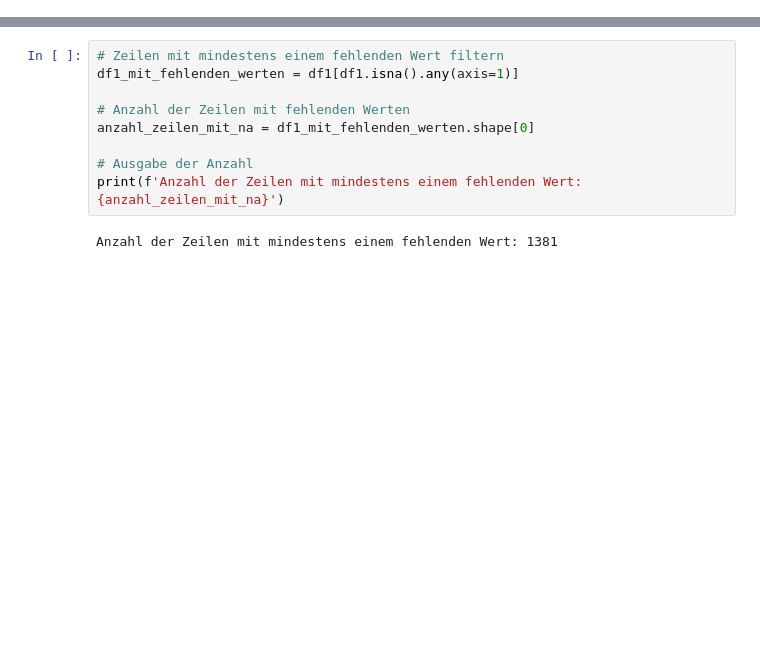
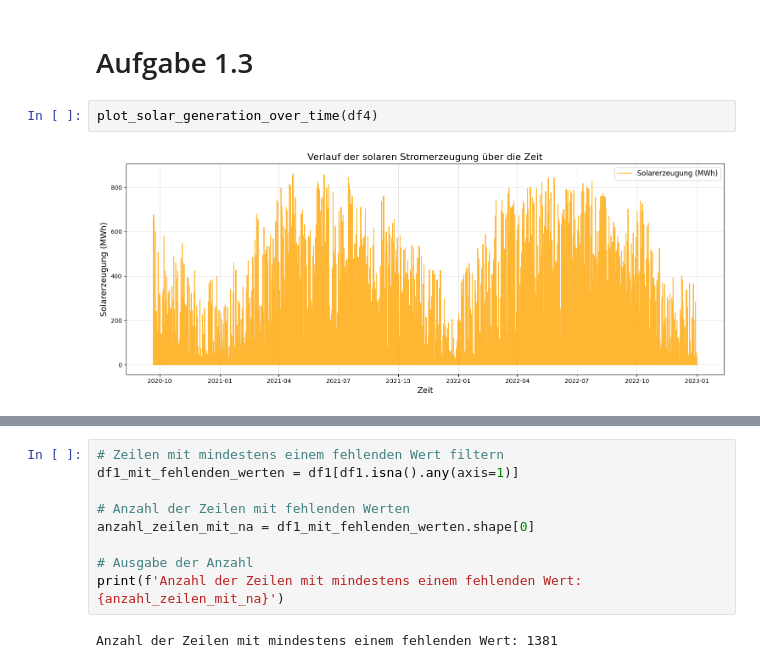
Before and after one commit to QMoWo/ML1-SolarForecasting_PowerRangers, a Jupyter notebook: Analyse_Training/test_jd.ipynb, the cells around one changed output, grey strips where cells are left out. Cells and saved outputs as stored; diff of their text form; blank space fills up the shorter version.

```diff
--- a/Analyse_Training/test_jd.ipynb
+++ b/Analyse_Training/test_jd.ipynb
@@ -30,0 +64,6 @@ df4 = pd.read_parquet('../Daten/energy_train.parquet')
+# %% [markdown]
+# Aufgabe 1.3
+# %%
+plot_solar_generation_over_time(df4)
+# %% [output]
+[figure, added]
```
Also changed, not shown: parts of 12 cells of this notebook, 3 other files.
